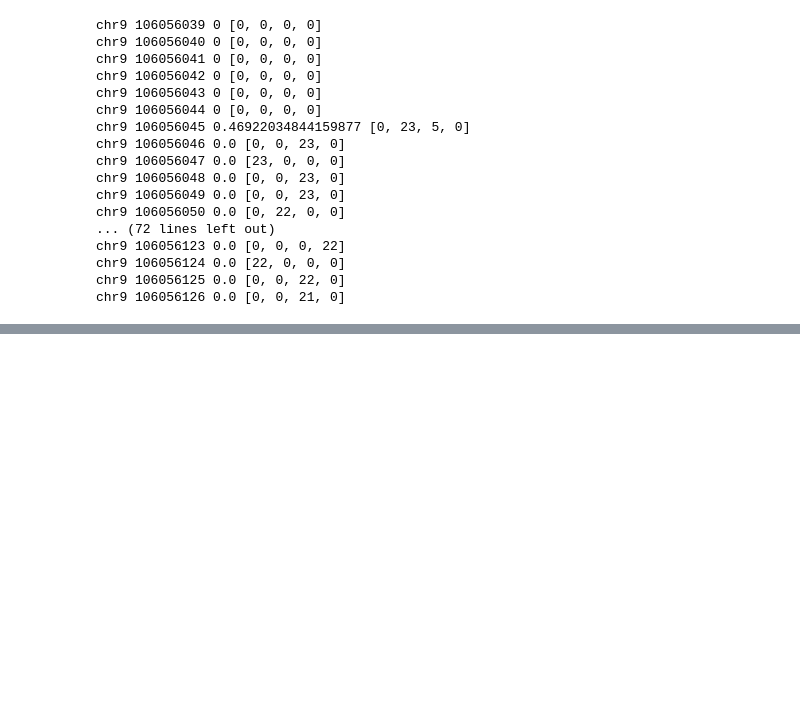
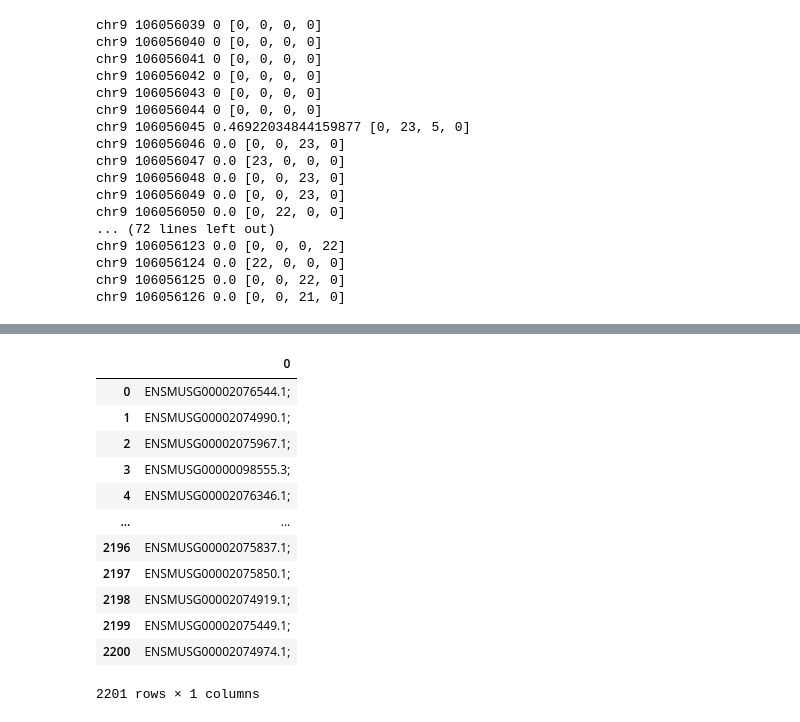
Before and after one commit to eugenebang/BnP1_termp, a Jupyter notebook: TermProj_M3.ipynb, the cells around one changed output, grey strips where cells are left out. Saved outputs shown, nothing was run; the diff lists cells and outputs as text; code cells hidden in the pictures; blank space fills up the shorter version.

```diff
--- a/TermProj_M3.ipynb
+++ b/TermProj_M3.ipynb
@@ -249,0 +277,16 @@ chr9 106056126 0.0 [0, 0, 21, 0]
+# %%
+test = pd.read_csv('test_dm.txt', header=None)
+# %% [output]
+|  | 0 |
+| 0 | ENSMUSG00002076544.1; |
+| 1 | ENSMUSG00002074990.1; |
+| 2 | ENSMUSG00002075967.1; |
+| 3 | ENSMUSG00000098555.3; |
+| 4 | ENSMUSG00002076346.1; |
+| ... | ... |
+| 2196 | ENSMUSG00002075837.1; |
+| 2197 | ENSMUSG00002075850.1; |
+| 2198 | ENSMUSG00002074919.1; |
+| 2199 | ENSMUSG00002075449.1; |
+| 2200 | ENSMUSG00002074974.1; |
+2201 rows × 1 columns
```
Also changed, not shown: parts of 6 cells of this notebook, 7 other files.
